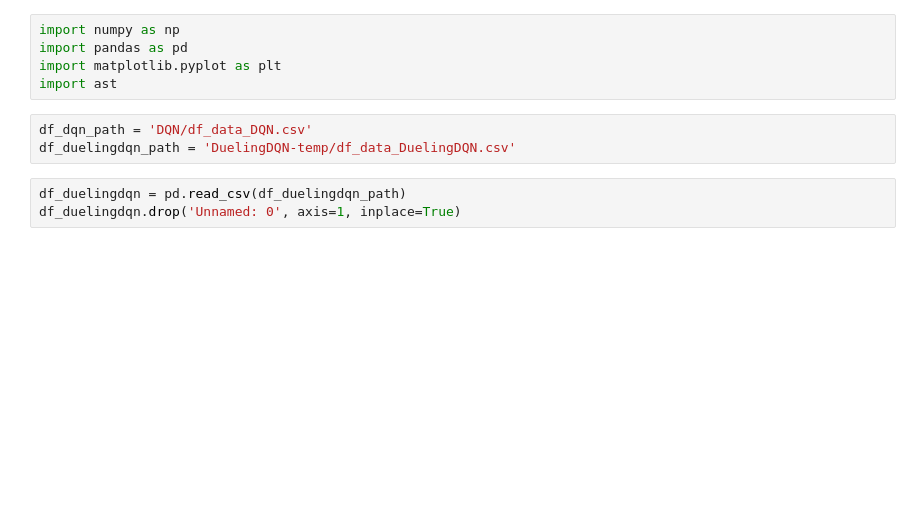
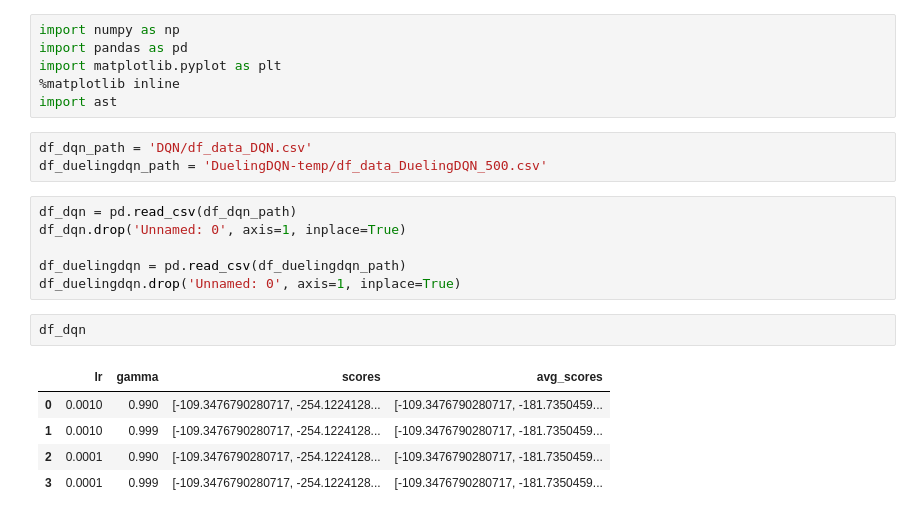
Before and after one commit to jihoonkim888/CM50270-Group-Project, a Jupyter notebook: hyper_plot.ipynb, the cells around one changed output. Saved outputs shown, nothing was run; the diff lists cells and outputs as text; blank space fills up the shorter version.

```diff
--- a/hyper_plot.ipynb
+++ b/hyper_plot.ipynb
@@ -2,13 +2,25 @@
 import numpy as np
 import pandas as pd
 import matplotlib.pyplot as plt
+%matplotlib inline
 import ast
 # %%
 df_dqn_path = 'DQN/df_data_DQN.csv'
-df_duelingdqn_path = 'DuelingDQN-temp/df_data_DuelingDQN.csv'
+df_duelingdqn_path = 'DuelingDQN-temp/df_data_DuelingDQN_500.csv'
 # %%
+df_dqn = pd.read_csv(df_dqn_path)
+df_dqn.drop('Unnamed: 0', axis=1, inplace=True)
+
 df_duelingdqn = pd.read_csv(df_duelingdqn_path)
 df_duelingdqn.drop('Unnamed: 0', axis=1, inplace=True)
+# %%
+df_dqn
+# %% [output]
+|  | lr | gamma | scores | avg_scores |
+| 0 | 0.0010 | 0.990 | [-109.3476790280717, -254.1224128... | [-109.3476790280717, -181.7350459... |
+| 1 | 0.0010 | 0.999 | [-109.3476790280717, -254.1224128... | [-109.3476790280717, -181.7350459... |
+| 2 | 0.0001 | 0.990 | [-109.3476790280717, -254.1224128... | [-109.3476790280717, -181.7350459... |
+| 3 | 0.0001 | 0.999 | [-109.3476790280717, -254.1224128... | [-109.3476790280717, -181.7350459... |
 # %%
 df_duelingdqn
 # %% [output]
```
Also changed, not shown: parts of 6 cells of this notebook, 1 other file.
